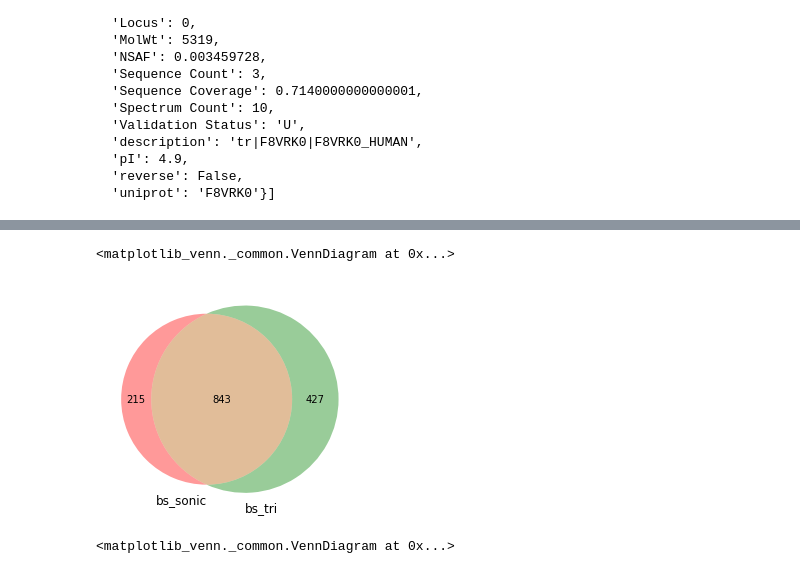
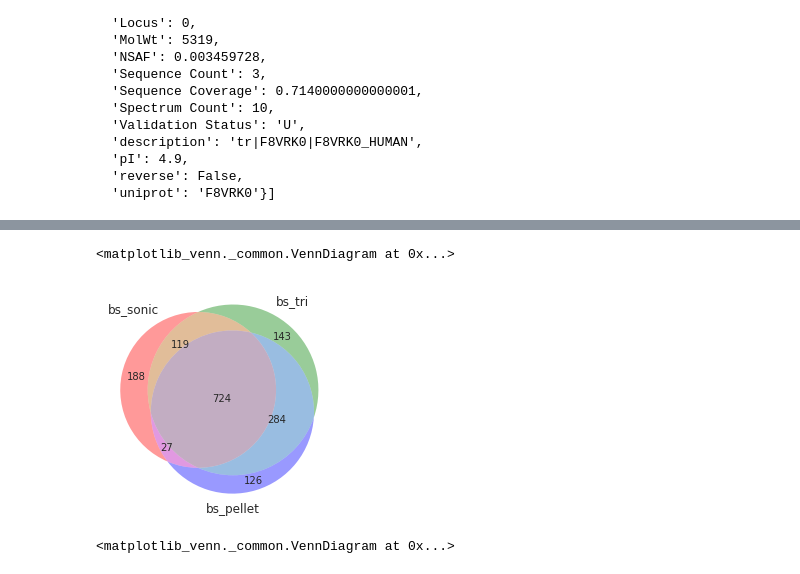
Before and after one commit to stuppie/triflic, a Jupyter notebook: analysis_all_fdr01/get_counts.ipynb, the cells around one changed output, grey strips where cells are left out. Saved outputs shown, nothing was run; the diff lists cells and outputs as text; code cells hidden in the pictures.

Commit message:
add bs pellet

```diff
--- a/analysis_all_fdr01/get_counts.ipynb
+++ b/analysis_all_fdr01/get_counts.ipynb
@@ -113,12 +113,13 @@ for file in files:
 # %%
 from matplotlib_venn import venn2, venn3
 %matplotlib inline
 bs_sonic = proteins['data/BS/Sonic/BS sonic 1.txt'] | proteins['data/BS/Sonic/BS sonic 2.txt'] | proteins['data/BS/Sonic/BS sonic 3.txt']
 bs_tri = proteins['data/BS/Triflic/BS triflic 1.txt'] | proteins['data/BS/Triflic/BS triflic 2.txt'] | proteins['data/BS/Triflic/BS triflic 3.txt']
-venn2([bs_sonic, bs_tri], ['bs_sonic', 'bs_tri'])
+bs_pellet = proteins['data/BS/Pellet/BS pellet 1.txt'] | proteins['data/BS/Pellet/BS pellet 2.txt'] | proteins['data/BS/Pellet/BS pellet 3.txt']
+venn3([bs_sonic, bs_tri, bs_pellet], ['bs_sonic', 'bs_tri', 'bs_pellet'])
 # %% [output]
 <matplotlib_venn._common.VennDiagram at 0x...>
-[figure, old version]
+[figure, new version]
 # %%
 jurkat_sonic = proteins['data/Jurkat/Sonic/Jurkat sonic 1.txt'] | proteins['data/Jurkat/Sonic/Jurkat sonic 2.txt'] | proteins['data/Jurkat/Sonic/Jurkat sonic 3.txt']
 jurkat_tri = proteins['data/Jurkat/Triflic/Jurkat triflic 1.txt'] | proteins['data/Jurkat/Triflic/Jurkat triflic 2.txt'] | proteins['data/Jurkat/Triflic/Jurkat triflic 3.txt']
```
Also changed, not shown: parts of 12 cells of this notebook, 6 other files.
